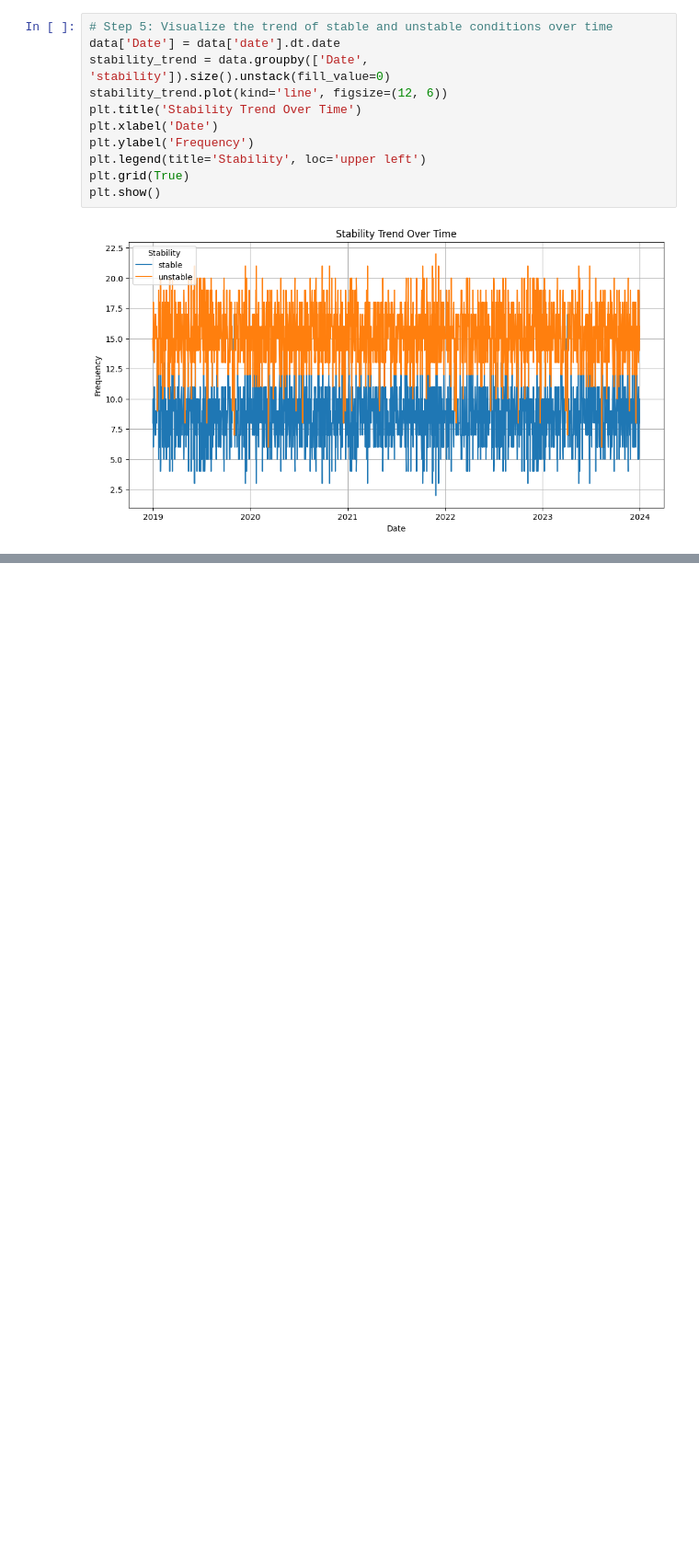
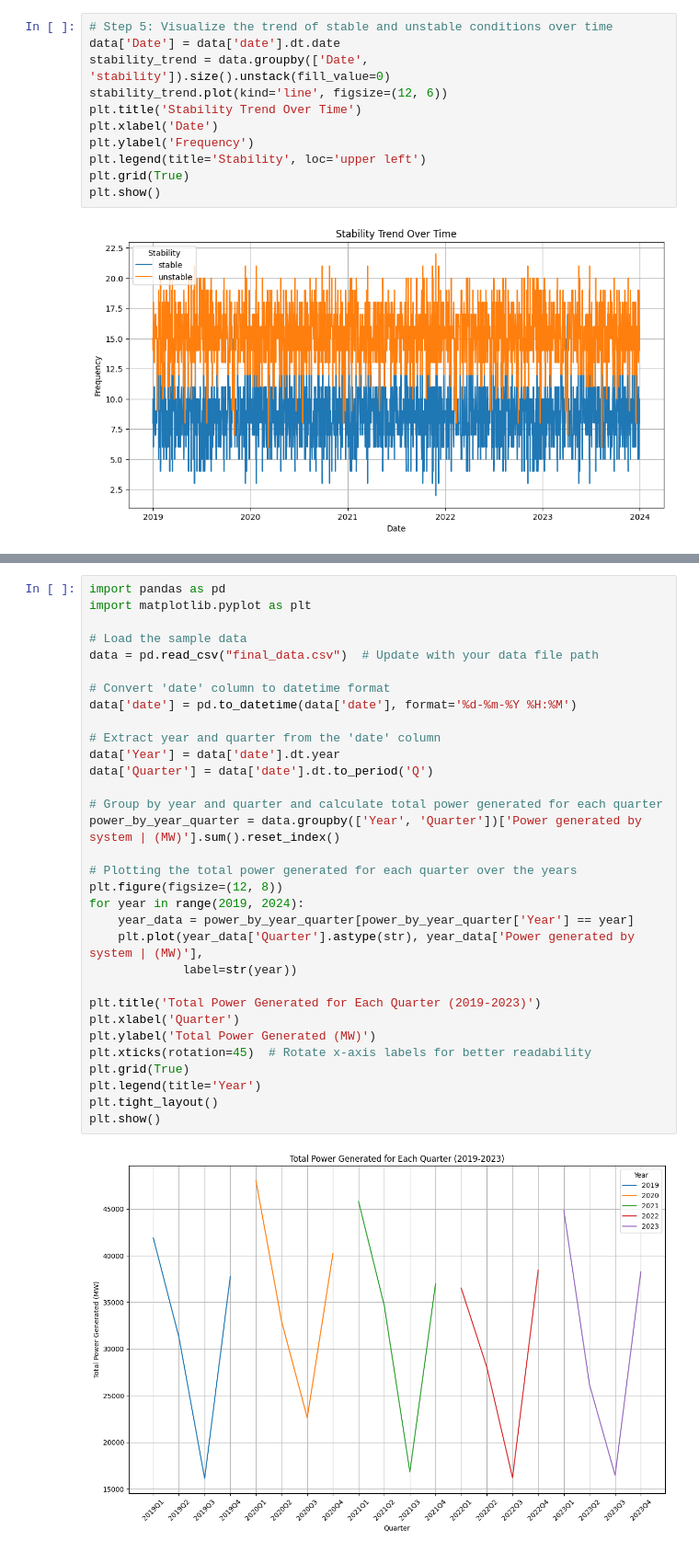
Before and after one commit to rajsingh162120/Hackwave, a Jupyter notebook: final.ipynb, the cells around one changed output, grey strips where cells are left out. Shown at 92% size. Cells and saved outputs as stored; diff of their text form; blank space fills up the shorter version.

```diff
--- a/final.ipynb
+++ b/final.ipynb
@@ -384,0 +443,34 @@ plt.show()
+# %%
+import pandas as pd
+import matplotlib.pyplot as plt
+
+# Load the sample data
+data = pd.read_csv("final_data.csv")  # Update with your data file path
+
+# Convert 'date' column to datetime format
+data['date'] = pd.to_datetime(data['date'], format='%d-%m-%Y %H:%M')
+
+# Extract year and quarter from the 'date' column
+data['Year'] = data['date'].dt.year
+data['Quarter'] = data['date'].dt.to_period('Q')
+
+# Group by year and quarter and calculate total power generated for each quarter
+power_by_year_quarter = data.groupby(['Year', 'Quarter'])['Power generated by system | (MW)'].sum().reset_index()
+
+# Plotting the total power generated for each quarter over the years
+plt.figure(figsize=(12, 8))
+for year in range(2019, 2024):
+    year_data = power_by_year_quarter[power_by_year_quarter['Year'] == year]
+    plt.plot(year_data['Quarter'].astype(str), year_data['Power generated by system | (MW)'],
+             label=str(year))
+
+plt.title('Total Power Generated for Each Quarter (2019-2023)')
+plt.xlabel('Quarter')
+plt.ylabel('Total Power Generated (MW)')
+plt.xticks(rotation=45)  # Rotate x-axis labels for better readability
+plt.grid(True)
+plt.legend(title='Year')
+plt.tight_layout()
+plt.show()
+# %% [output]
+[figure, added]
```
Also changed, not shown: parts of 5 cells of this notebook, 15 other files.
